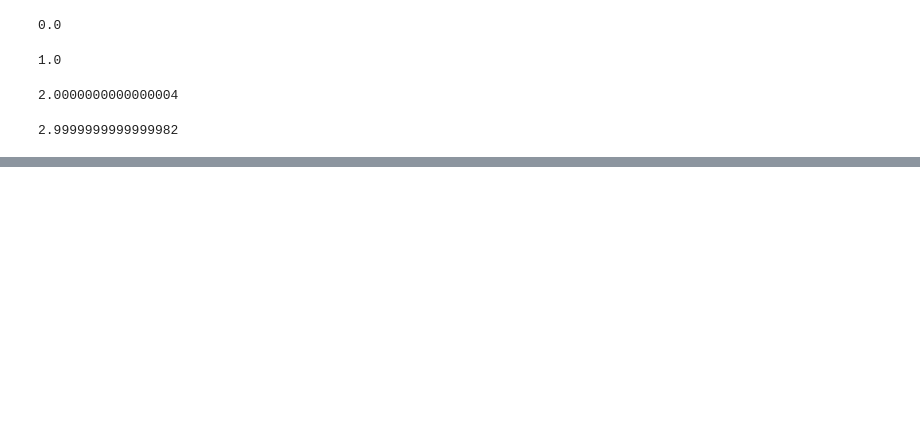
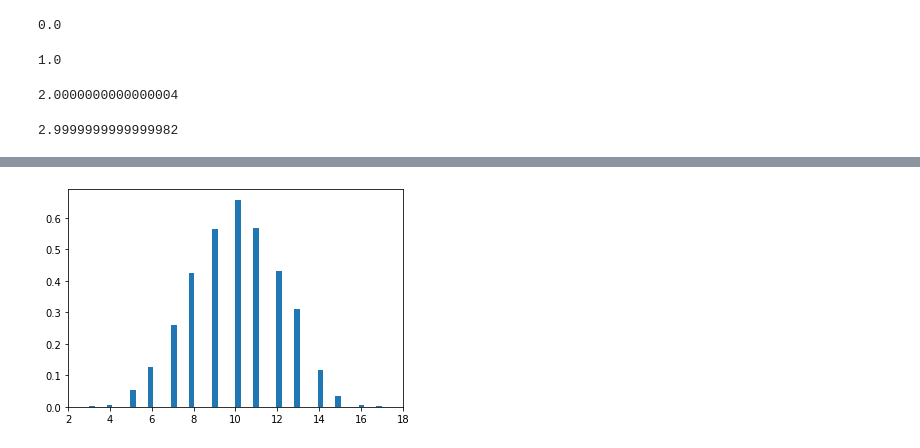
Before and after one commit to tjsuki/PHYS-434, a Jupyter notebook: LAB 1.ipynb, the cells around one changed output, grey strips where cells are left out. Saved outputs shown, nothing was run; the diff lists cells and outputs as text; code cells hidden in the pictures; blank space fills up the shorter version.

```diff
--- a/LAB 1.ipynb
+++ b/LAB 1.ipynb
@@ -58,0 +149,14 @@ plt.show()
+# %%
+#Now we'll change the number of attempts per trial
+#This first one we'll increase the number of attempts
+#to 20
+e = stats.binom.rvs(20, 0.5, loc = 0, size
+                       = 1000)
+
+fig, graph = plt.subplots(1, 1)
+graph.hist(e, 50, density = True)
+plt.tick_params(labelsize = 10)
+plt.xlim([2, 18])
+plt.show()
+# %% [output]
+[figure, added]
```
Also changed, not shown: parts of 21 cells of this notebook.
